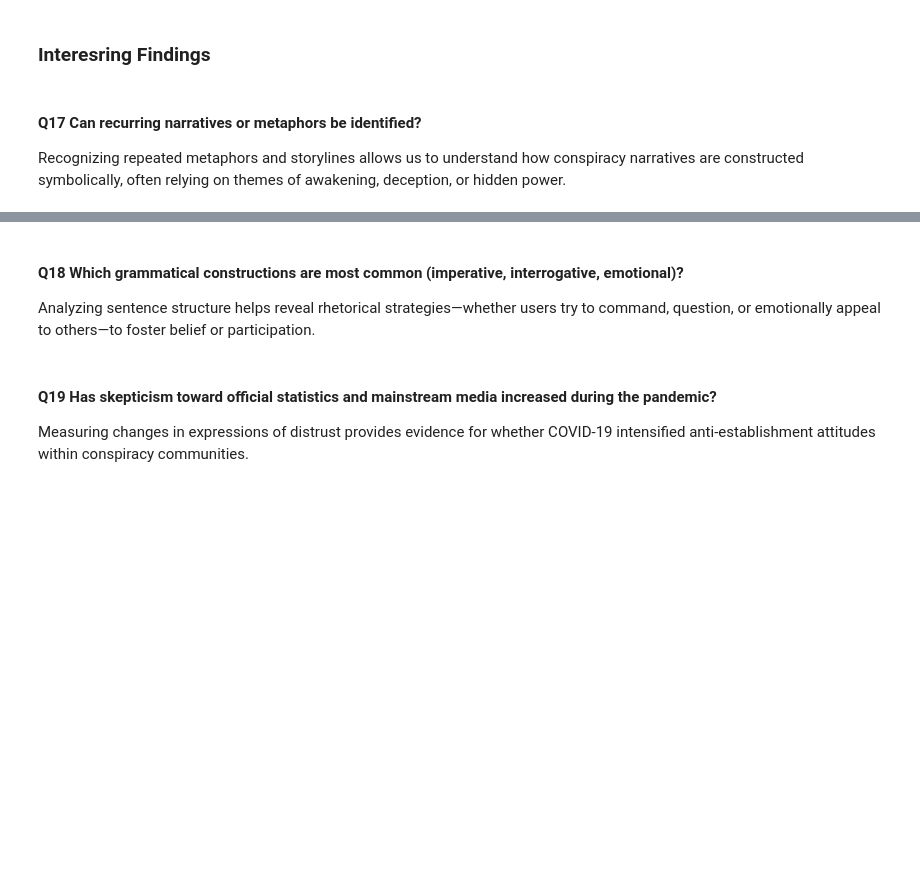
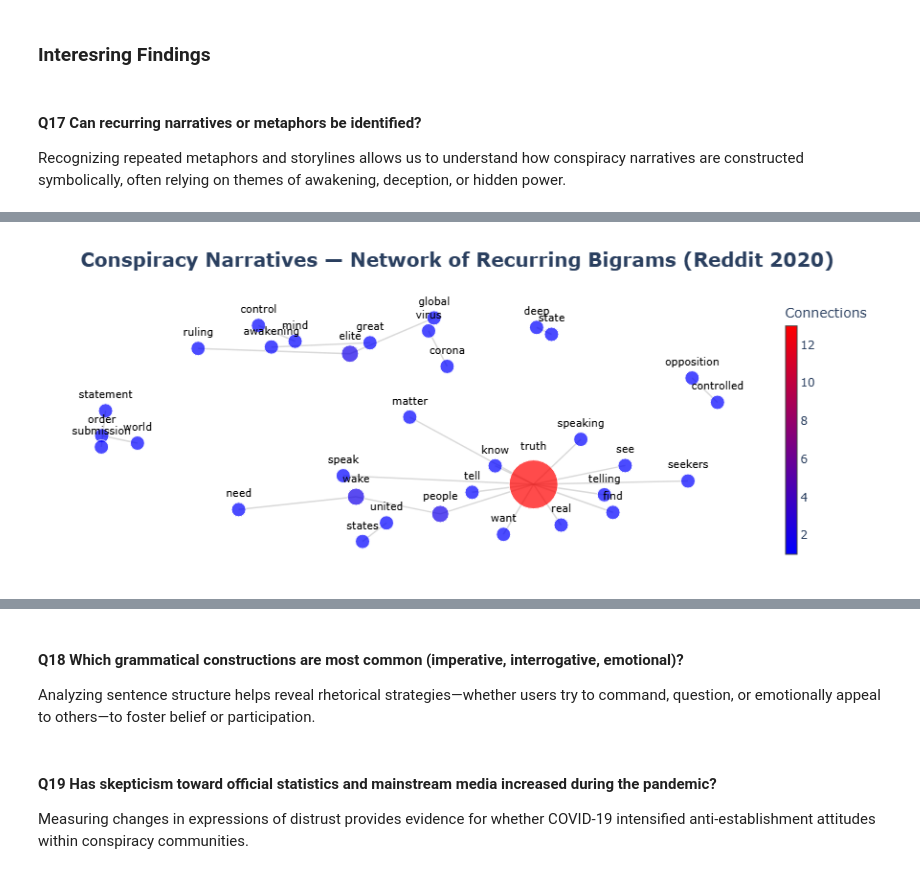
Before and after one commit to VeronikaGovorischeva/conspiracy-css-project, a Jupyter notebook: eda.ipynb, the cells around one changed output, grey strips where cells are left out. Saved outputs shown, nothing was run; the diff lists cells and outputs as text; code cells hidden in the pictures; blank space fills up the shorter version.

Commit message:
Adding example visualization for the fourth part

```diff
--- a/eda.ipynb
+++ b/eda.ipynb
@@ -209,0 +321,84 @@ Recognizing repeated metaphors and storylines allows us to understand how conspi
+# %%
+ import plotly.graph_objects as go
+import networkx as nx
+
+# --- build conspiracy graph from bigrams ---
+G = nx.Graph()
+
+for phrase, freq in top_bigrams:
+    w1, w2 = phrase.split()
+    G.add_edge(w1, w2, weight=freq)
+
+# --- Layout ---
+pos = nx.spring_layout(G, k=20, iterations=200, seed=42)
+
+# --- Edges ---
+edge_x, edge_y = [], []
+for edge in G.edges():
+    x0, y0 = pos[edge[0]]
+    x1, y1 = pos[edge[1]]
+    edge_x += [x0, x1, None]
+    edge_y += [y0, y1, None]
+
+edge_trace = go.Scatter(
+    x=edge_x, y=edge_y,
+    line=dict(width=1.5, color='rgba(160,160,160,0.4)'),
+    hoverinfo='none',
+    mode='lines'
+)
+
+# --- Nodes ---
+node_x, node_y = [], []
+for node in G.nodes():
+    x, y = pos[node]
+    node_x.append(x)
+    node_y.append(y)
+
+node_adjacencies = []
+node_text = []
+
+for node, adjacencies in G.adjacency():
+    deg = len(adjacencies)
+    node_adjacencies.append(deg)
+    node_text.append(f"{node}<br>Connections: {deg}")
+
+node_trace = go.Scatter(
+    x=node_x, y=node_y,
+    mode='markers+text',
+    hoverinfo='text',
+    text=[n for n in G.nodes()],
+    textposition="top center",
+    textfont=dict(size=11, color="black"),
+    marker=dict(
+        showscale=True,
+        colorscale='Bluered',
+        color=node_adjacencies,
+        size=[12 + d * 3 for d in node_adjacencies],
+        line=dict(width=1, color='white'),
+        colorbar=dict(
+            thickness=12,
+            title='Connections',
+            xanchor='left'
+        )
+    )
+)
+
+# --- Final figure ---
+fig = go.Figure(
+    data=[edge_trace, node_trace],
+    layout=go.Layout(
+        title="<b>Conspiracy Narratives — Network of Recurring Bigrams (Reddit 2020)</b>",
+        titlefont_size=20,
+        showlegend=False,
+        hovermode='closest',
+        margin=dict(b=20, l=20, r=20, t=60),
+        xaxis=dict(showgrid=False, zeroline=False, showticklabels=False),
+        yaxis=dict(showgrid=False, zeroline=False, showticklabels=False),
+        plot_bgcolor="white"
+    )
+)
+
+fig.update_traces(textposition="top center")
+fig.show()
+# %% [output]
+[figure, added]
```
Also changed, not shown: parts of 12 cells of this notebook.
